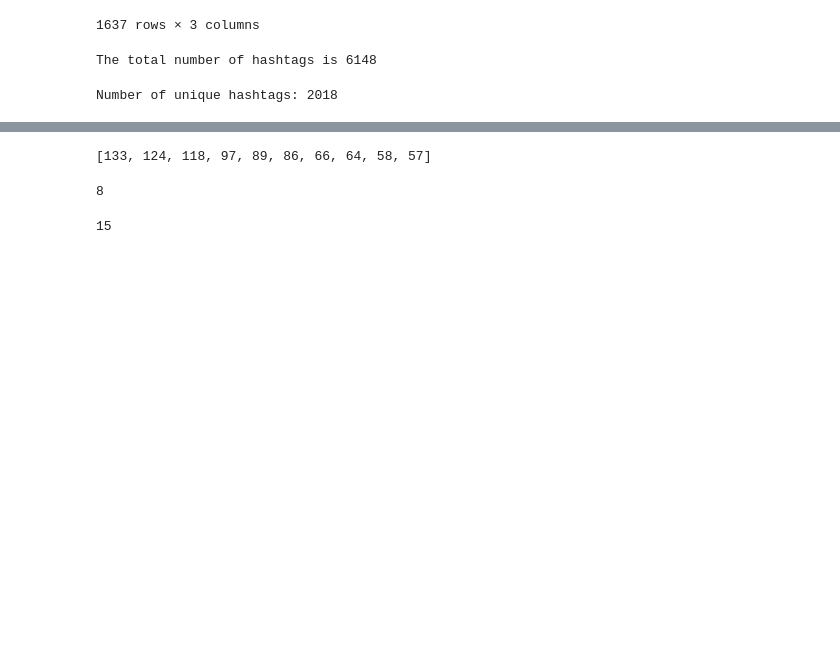
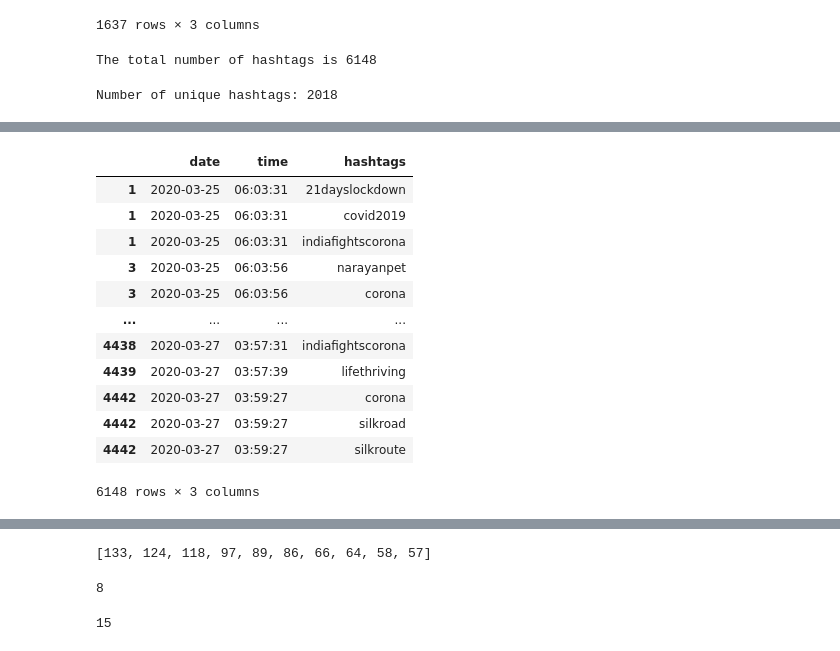
Before and after one commit to ekdnam/Covid-19, a Jupyter notebook: get_data/Manageable.ipynb, the cells around one changed output, grey strips where cells are left out. Saved outputs shown, nothing was run; the diff lists cells and outputs as text; code cells hidden in the pictures; blank space fills up the shorter version.

Commit message:
plotting functionality now added. all tweet hashtags can be accessed. multiple cleaned datasets created, to save time of iterating row by row

```diff
--- a/get_data/Manageable.ipynb
+++ b/get_data/Manageable.ipynb
@@ -168,4 +176,20 @@ delhiyoutuber          1
 Name: hashtags, Length: 2018, dtype: int64
+# %%
+split_df_explode
+# %% [output]
+|  | date | time | hashtags |
+| 1 | 2020-03-25 | 06:03:31 | 21dayslockdown |
+| 1 | 2020-03-25 | 06:03:31 | covid2019 |
+| 1 | 2020-03-25 | 06:03:31 | indiafightscorona |
+| 3 | 2020-03-25 | 06:03:56 | narayanpet |
+| 3 | 2020-03-25 | 06:03:56 | corona |
+| ... | ... | ... | ... |
+| 4438 | 2020-03-27 | 03:57:31 | indiafightscorona |
+| 4439 | 2020-03-27 | 03:57:39 | lifethriving |
+| 4442 | 2020-03-27 | 03:59:27 | corona |
+| 4442 | 2020-03-27 | 03:59:27 | silkroad |
+| 4442 | 2020-03-27 | 03:59:27 | silkroute |
+6148 rows × 3 columns
 # %%
 split_df_explode_sorted = split_df_explode.sort_values(by=["date", "time"])
 split_df_explode_sorted
```
Also changed, not shown: parts of 13 cells of this notebook, 5 other files.
